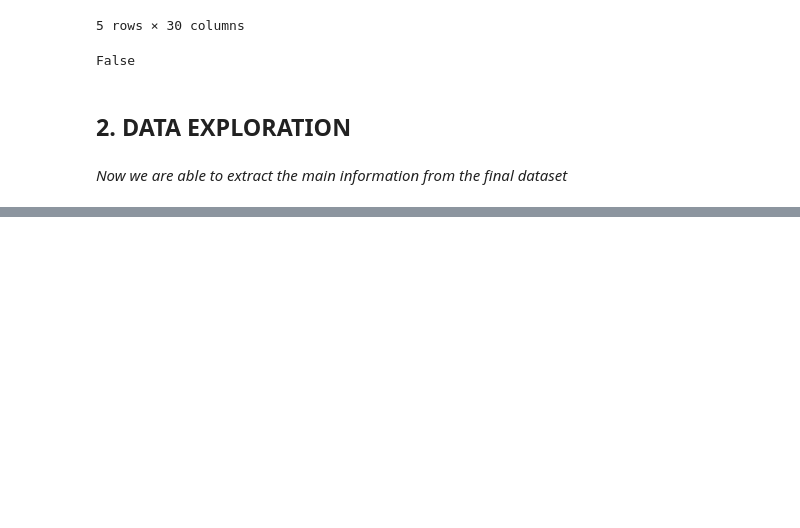
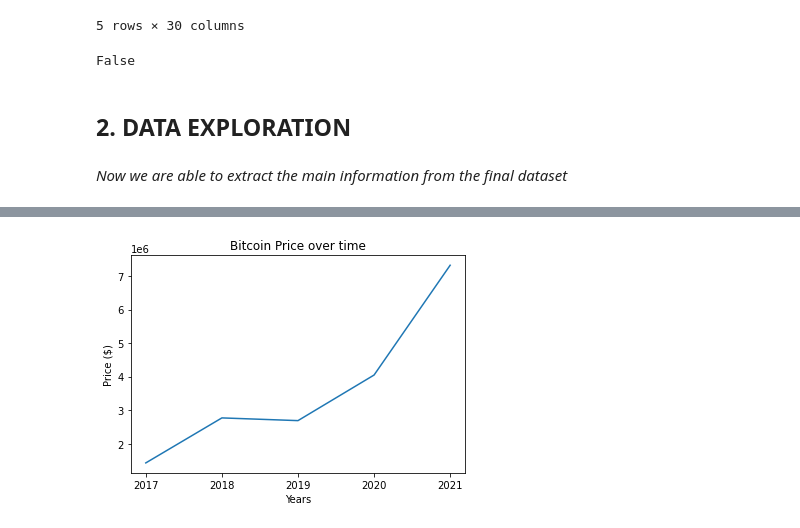
Before and after one commit to s-asrmorais/MSc_thesis_code_DataScience, a Jupyter notebook: code.ipynb, the cells around one changed output, grey strips where cells are left out. Saved outputs shown, nothing was run; the diff lists cells and outputs as text; code cells hidden in the pictures; blank space fills up the shorter version.

```diff
--- a/code.ipynb
+++ b/code.ipynb
@@ -526,0 +549,12 @@ False
+# %%
+# PLot the market price over time
+year_df=final.groupby(final.index.year)['market-price'].sum()
+new_list = range(math.floor(min(year_df.index)), math.ceil(max(year_df.index))+1)
+plt.xticks(new_list)
+plt.plot(year_df.index,year_df)
+plt.title('Bitcoin Price over time')
+plt.ylabel('Price ($)')
+plt.xlabel('Years')
+plt.show()
+# %% [output]
+[figure, added]
```
Also changed, not shown: parts of 11 cells of this notebook.
